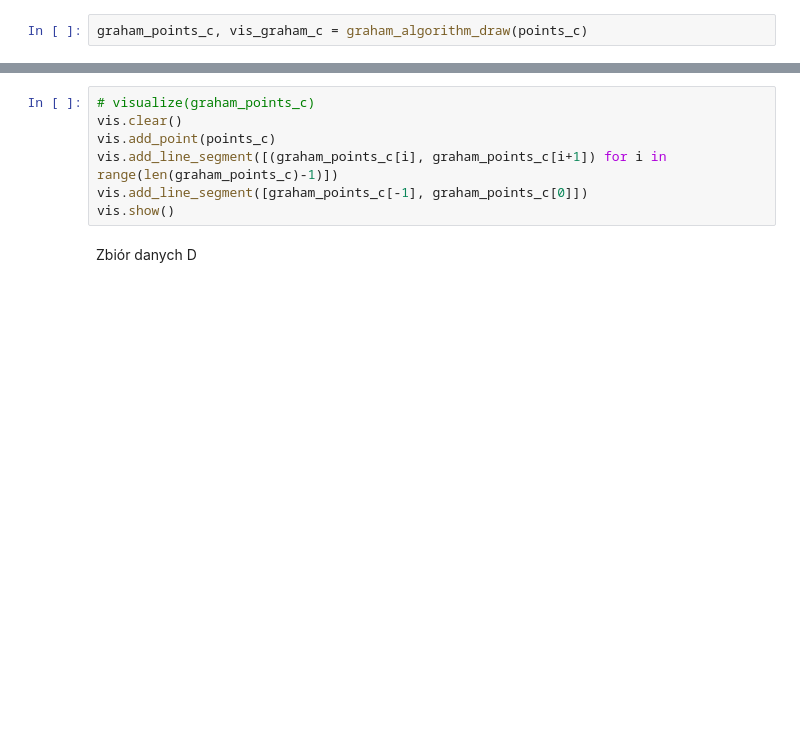
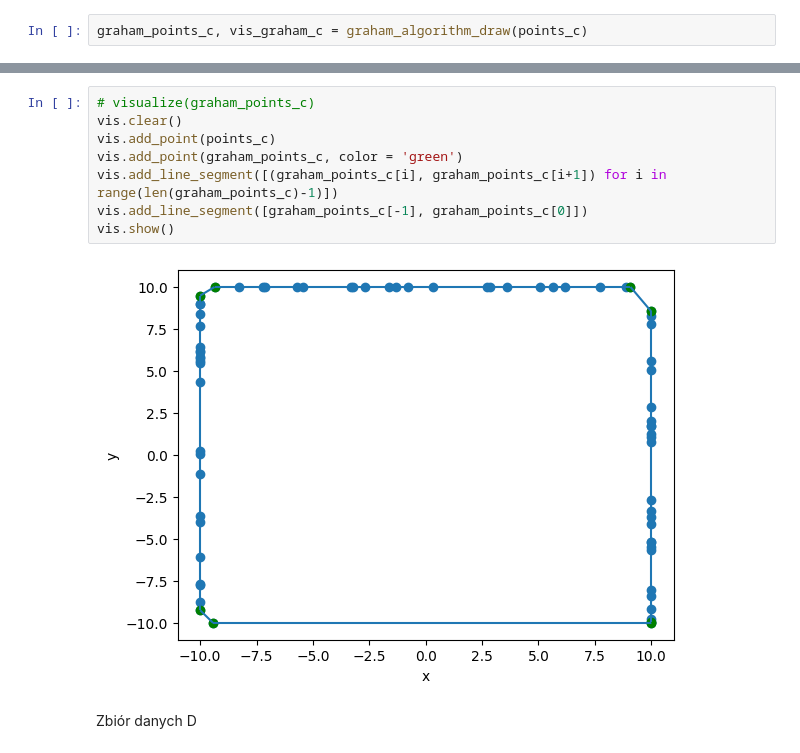
Before and after one commit to mistrzegiptu/Algorytmy-Geometryczne, a Jupyter notebook: bitalg/lab2/main.ipynb, the cells around one changed output, grey strips where cells are left out. Drawn from its saved outputs; the diff is of its cells as text; blank space fills up the shorter version.

```diff
--- a/bitalg/lab2/main.ipynb
+++ b/bitalg/lab2/main.ipynb
@@ -391,10 +437,13 @@ vis_graham_c.show_gif()
 # %%
 # visualize(graham_points_c)
 vis.clear()
 vis.add_point(points_c)
+vis.add_point(graham_points_c, color = 'green')
 vis.add_line_segment([(graham_points_c[i], graham_points_c[i+1]) for i in range(len(graham_points_c)-1)])
 vis.add_line_segment([graham_points_c[-1], graham_points_c[0]])
 vis.show()
+# %% [output]
+[figure, added]
 # %% [markdown]
 Zbiór danych D
 # %%
```
Also changed, not shown: parts of 21 cells of this notebook, 1 other file.
